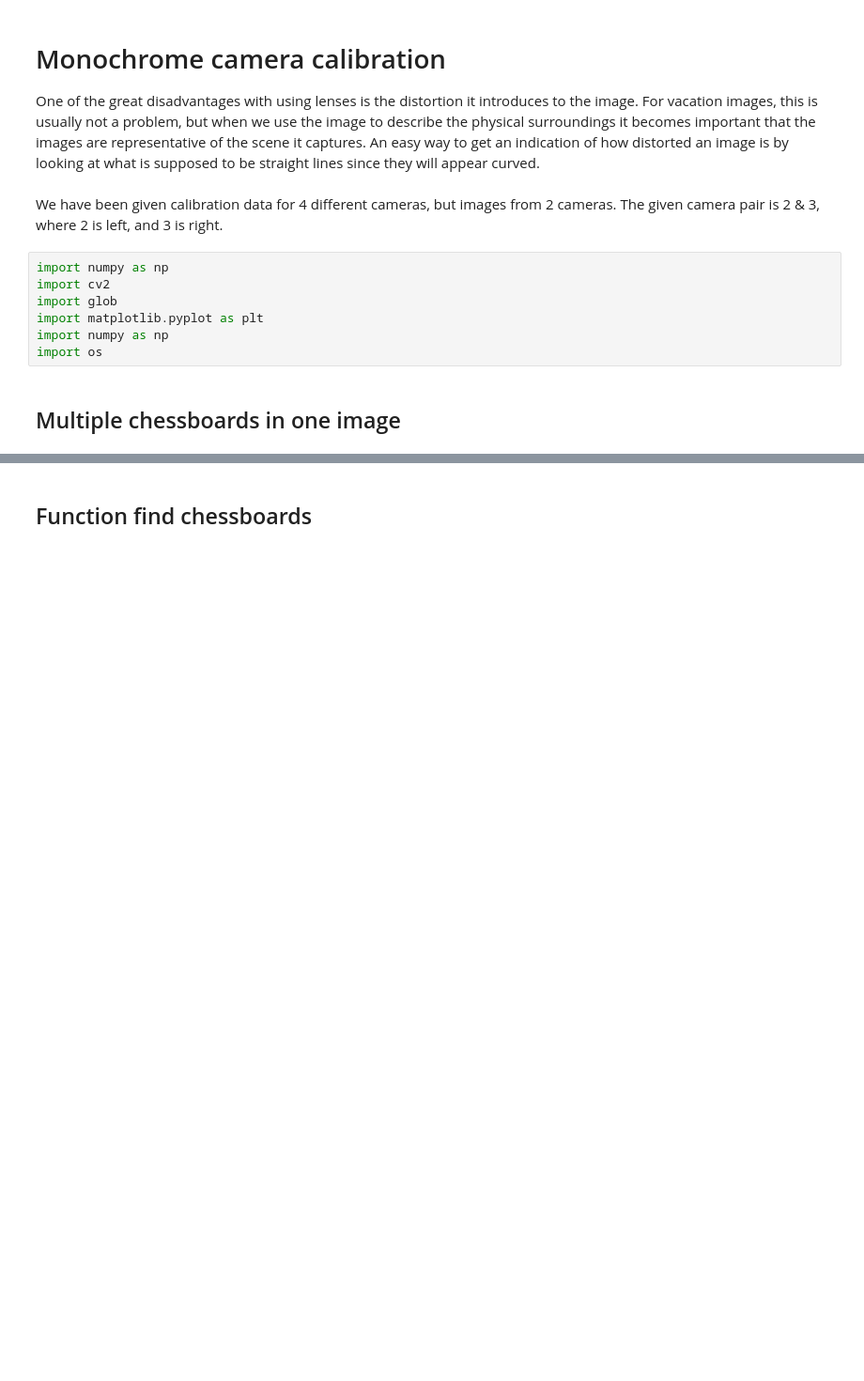
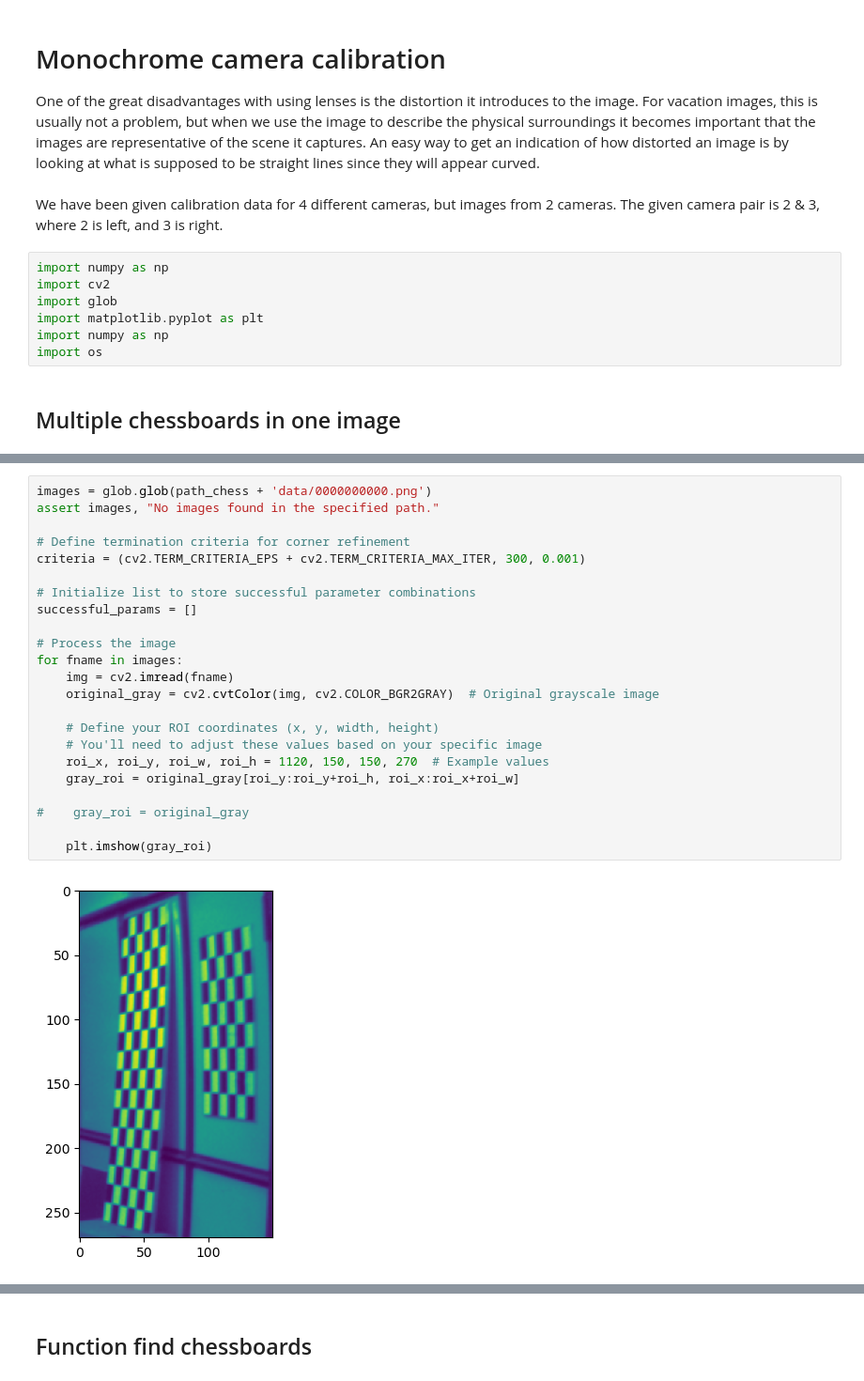
Before and after one commit to Stam21/PAS_Final_Project, a Jupyter notebook: CameraCalibration.ipynb, the cells around one changed output, grey strips where cells are left out. Shown at 94% size. Saved outputs shown, nothing was run; the diff lists cells and outputs as text; blank space fills up the shorter version.

```diff
--- a/CameraCalibration.ipynb
+++ b/CameraCalibration.ipynb
@@ -138,0 +555,25 @@ Total Not Found Chessboards: [(5, 7), (15, 5)]
+# %%
+images = glob.glob(path_chess + 'data/0000000000.png')
+assert images, "No images found in the specified path."
+
+# Define termination criteria for corner refinement
+criteria = (cv2.TERM_CRITERIA_EPS + cv2.TERM_CRITERIA_MAX_ITER, 300, 0.001)
+
+# Initialize list to store successful parameter combinations
+successful_params = []
+
+# Process the image
+for fname in images:
+    img = cv2.imread(fname)
+    original_gray = cv2.cvtColor(img, cv2.COLOR_BGR2GRAY)  # Original grayscale image
+
+    # Define your ROI coordinates (x, y, width, height)
+    # You'll need to adjust these values based on your specific image
+    roi_x, roi_y, roi_w, roi_h = 1120, 150, 150, 270  # Example values
+    gray_roi = original_gray[roi_y:roi_y+roi_h, roi_x:roi_x+roi_w]
+
+#    gray_roi = original_gray
+
+    plt.imshow(gray_roi)
+# %% [output]
+[figure, added]
```
Also changed, not shown: parts of 20 cells of this notebook.
